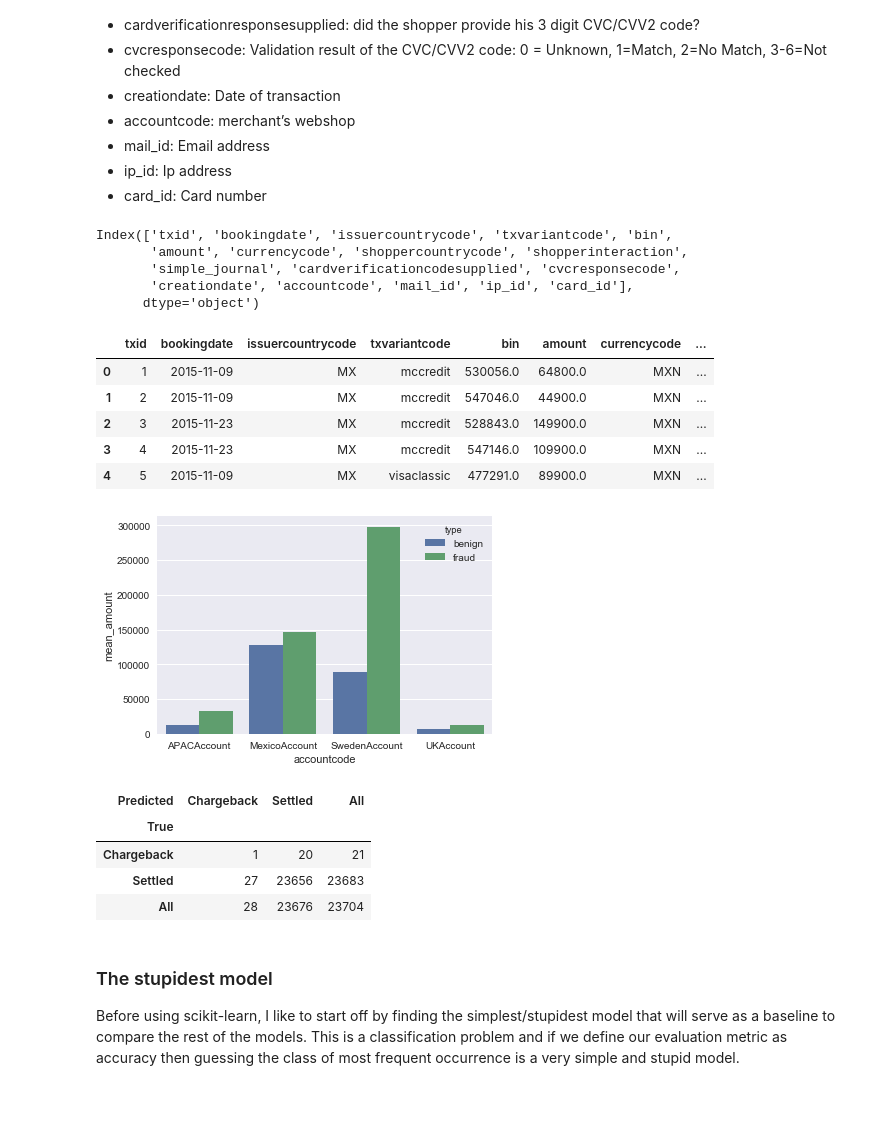
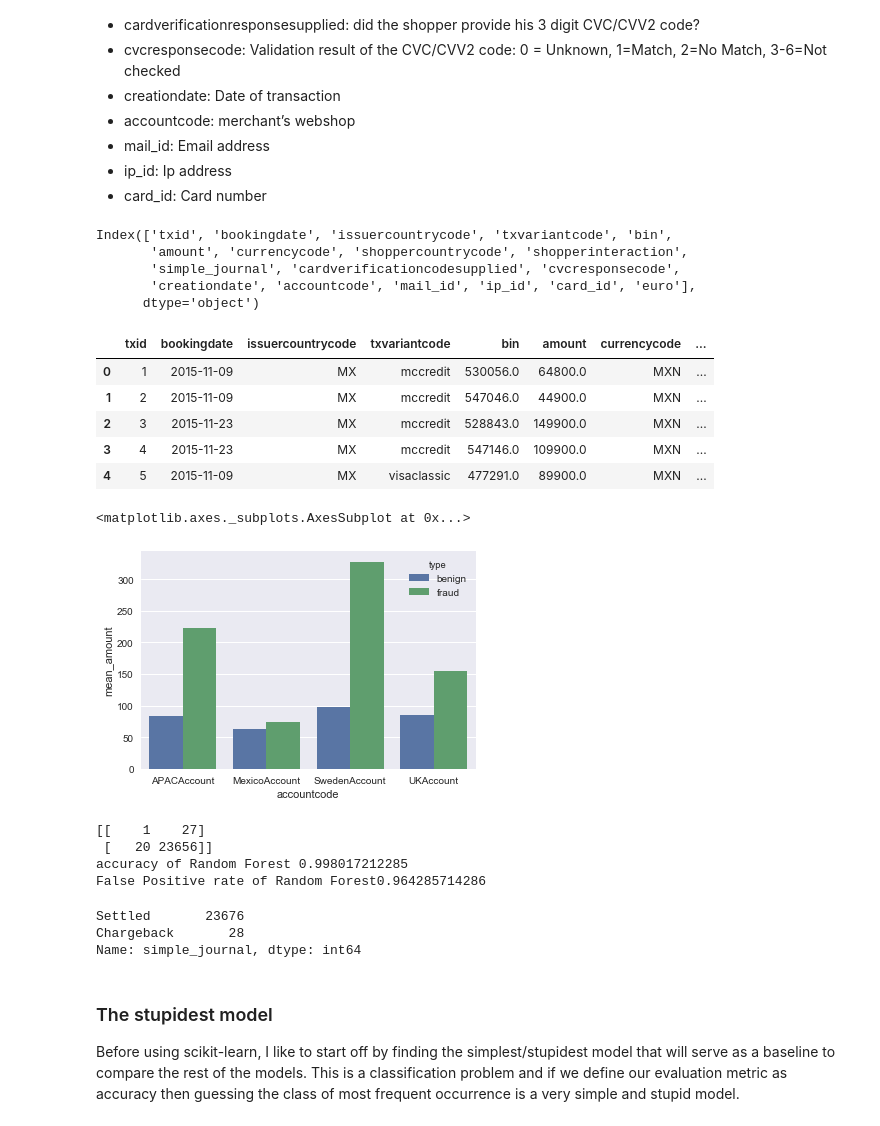
Before and after one commit to thechib12/cda_lab1, a Jupyter notebook: Scikit-learn Tutorial.ipynb, the cells around one changed output. Saved outputs shown, nothing was run; the diff lists cells and outputs as text; code cells hidden in the pictures.

```diff
--- a/Scikit-learn Tutorial.ipynb
+++ b/Scikit-learn Tutorial.ipynb
@@ -215,7 +218,11 @@ data['bookingdate'] = data['bookingdate'].dt.date
 # print(data.head())
 data.drop(['bookingdate'], axis=1);
 # remove refused entries
-data = data[data.simple_journal != 'Refused']
+# data = data[data.simple_journal != 'Refused']
+currency_dict = {'MXN': 0.01*0.05, 'SEK': 0.01*0.11, 'AUD': 0.01*0.67, 'GBP': 0.01*1.28, 'NZD': 0.01*0.61}
+data['euro'] = 0
+data['euro'] = data.apply(lambda row: currency_dict[row['currencycode']]*row['amount'], axis=1)
+#  data.apply(lambda x,y: currency_dict[y]*x, data['amount'],data['currencycode'])
 
 # distinguish datasets
 data_benign = data[data.simple_journal == 'Settled']
@@ -234,7 +241,7 @@ data.head()
 Index(['txid', 'bookingdate', 'issuercountrycode', 'txvariantcode', 'bin',
        'amount', 'currencycode', 'shoppercountrycode', 'shopperinteraction',
        'simple_journal', 'cardverificationcodesupplied', 'cvcresponsecode',
-       'creationdate', 'accountcode', 'mail_id', 'ip_id', 'card_id'],
+       'creationdate', 'accountcode', 'mail_id', 'ip_id', 'card_id', 'euro'],
       dtype='object')
 |  | txid | bookingdate | issuercountrycode | txvariantcode | bin | amount | currencycode | ... |
 | 0 | 1 | 2015-11-09 | MX | mccredit | 530056.0 | 64800.0 | MXN | ... |
@@ -258,39 +265,40 @@ def generate_against_amount(data, col1, col2):
 
 # generate column against mean of amount
 def generate_bar_mean(data, col):
-    data_mean = data[[col, 'amount']].groupby([col])['amount'].agg('mean').reset_index(name='mean_amount')
+    data_mean = data[[col, 'euro']].groupby([col])['euro'].agg('mean').reset_index(name='mean_amount')
     return data_mean
 
 ['txid', 'bookingdate', 'issuercountrycode', 'txvariantcode', 'bin',
        'amount', 'currencycode', 'shoppercountrycode', 'shopperinteraction',
        'simple_journal', 'cardverificationcodesupplied', 'cvcresponsecode',
        'creationdate', 'accountcode', 'mail_id', 'ip_id', 'card_id']
 x= 'accountcode'
 data_mean_fraud = generate_bar_mean(data_fraud, x)
 data_mean_benign = generate_bar_mean(data_benign, x)
 data_mean_fraud['type'] = 'fraud'
 data_mean_benign['type']= 'benign'
 # countries = data_mean_fraud[x].unique()
 # data_mean_benign = data_mean_benign[data_mean_benign[x].isin(countries)]
 data_mean = pd.concat([data_mean_benign, data_mean_fraud])
 # data_mean.sort_values('shoppercountrycode')
 
 
-plot = sns.barplot(x=x, y="mean_amount", hue="type", data=data_mean)
+sns.barplot(x=x, y="mean_amount", hue="type", data=data_mean)
 
-figure = plot.get_figure()
-figure.savefig('barchart_'+x+'.png', dpi=800)
+# figure = plot.get_figure()
+# figure.savefig('barchart_'+x+'.png', dpi=800)
 # generate_against_amount(data_fraud, 'ip_id', 'card_id')
 
 # generate_against_amount(data_benign, 'shoppercountrycode', 'cvcresponsecode')
 
 # generate_country_count(data_benign)
 
 # bin/cvcresponsecode
 
 # data_fraud.ip_id.value_counts()
 # %% [output]
+<matplotlib.axes._subplots.AxesSubplot at 0x...>
-[figure, old version]
+[figure, new version]
 # %%
 data = data[['issuercountrycode', 'txvariantcode',
        'amount', 'currencycode', 'shoppercountrycode', 'shopperinteraction',
@@ -300,25 +308,56 @@ categorical = ['issuercountrycode', 'txvariantcode',
        'currencycode', 'shoppercountrycode', 'shopperinteraction',
         'cardverificationcodesupplied', 'cvcresponsecode',
         'accountcode']
+
 data_with_dummies = pd.get_dummies( data, columns =  categorical)
 training_features, test_features, training_target, test_target, = train_test_split(data_with_dummies.drop(['simple_journal'], axis=1),
                                                data_with_dummies['simple_journal'],
                                                test_size = .1,
                                                random_state=12)
 
+# Random forest
+# clf_rf = RandomForestClassifier(n_estimators=25, random_state=12)
+# clf_rf.fit(training_features, training_target)
+# res_rf = clf_rf.predict(test_features)
 
 
-clf_rf = RandomForestClassifier(n_estimators=25, random_state=12)
-clf_rf.fit(training_features, training_target)
+# # Logistic Regression
+# clf_lr = linear_model.LogisticRegression()
+# clf_lr.fit(training_features, training_target)
+# res_logistic = clf_lr.predict(test_features)
+# # cf_mat =  pd.crosstab(res, test_target, rownames=['True'], colnames=['Predicted'], margins=True)
 
-res = clf_rf.predict(test_features)
-# confusion_matrix(training_target, res)
-
-
-pd.crosstab(res, test_target, rownames=['True'], colnames=['Predicted'], margins=True)
+clf_svm = svm.SVC(kernel='linear')
+clf_svm.fit(training_features, training_target)
+res_svm = clf_svm.predict(test_features)
+# SVC(C=1.0, cache_size=200, class_weight=None, coef0=0.0,
+#     decision_function_shape='ovr', degree=3, gamma='auto', kernel='rbf',
+#     max_iter=-1, probability=False, random_state=None, shrinking=True,
+#     tol=0.001, verbose=False)
-# %% [output]
-| Predicted | Chargeback | Settled | All |
-| True |  |  |  |
-| Chargeback | 1 | 20 | 21 |
-| Settled | 27 | 23656 | 23683 |
-| All | 28 | 23676 | 23704 |
+# %%
+
+# conf_matrix = metrics.confusion_matrix(test_target, res_logistic)
+# print(conf_matrix)
+# print("accuracy of logistic regression "  + str(accuracy_score(test_target, res_logistic)))
+# print("False Positive rate of Logistic Regression" + (str(conf_matrix[0][1]/(conf_matrix[0][1]+conf_matrix[0][0]+ 0.001))))
+
+conf_matrix = metrics.confusion_matrix(test_target, res_rf)
+print(conf_matrix)
+print("accuracy of Random Forest "  + str(accuracy_score(test_target, res_rf)))
+print("False Positive rate of Random Forest" + str(conf_matrix[0][1]/(conf_matrix[0][1]+conf_matrix[0][0])))
+pd.crosstab(res_rf, test_target, rownames=['True'], colnames=['Predicted'], margins=True)
+
+# test_target['simple_journal' == 'predicted']
+conf_matrix = metrics.confusion_matrix(test_target, res_svm )
+print(conf_matrix)
+# x.value_counts()
+# print("accuracy of Random Forest "  + str(accuracy_score(test_target, res_svm)))
+# print("False Positive rate of Random Forest" + str(conf_matrix[0][1]/(conf_matrix[0][1]+conf_matrix[0][0])))
+# %% [output]
+[[    1    27]
+ [   20 23656]]
+accuracy of Random Forest 0.998017212285
+False Positive rate of Random Forest0.964285714286
+Settled       23676
+Chargeback       28
+Name: simple_journal, dtype: int64
```
Also changed, not shown: parts of 2 cells of this notebook.
